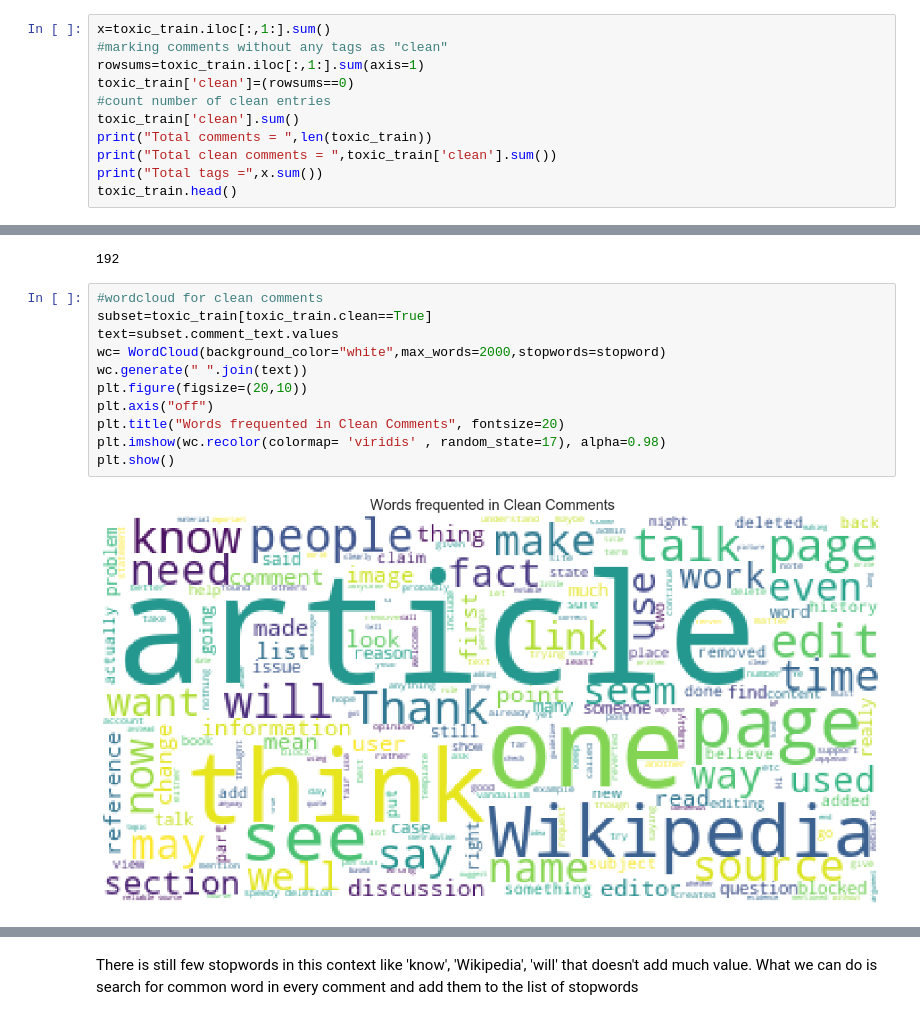
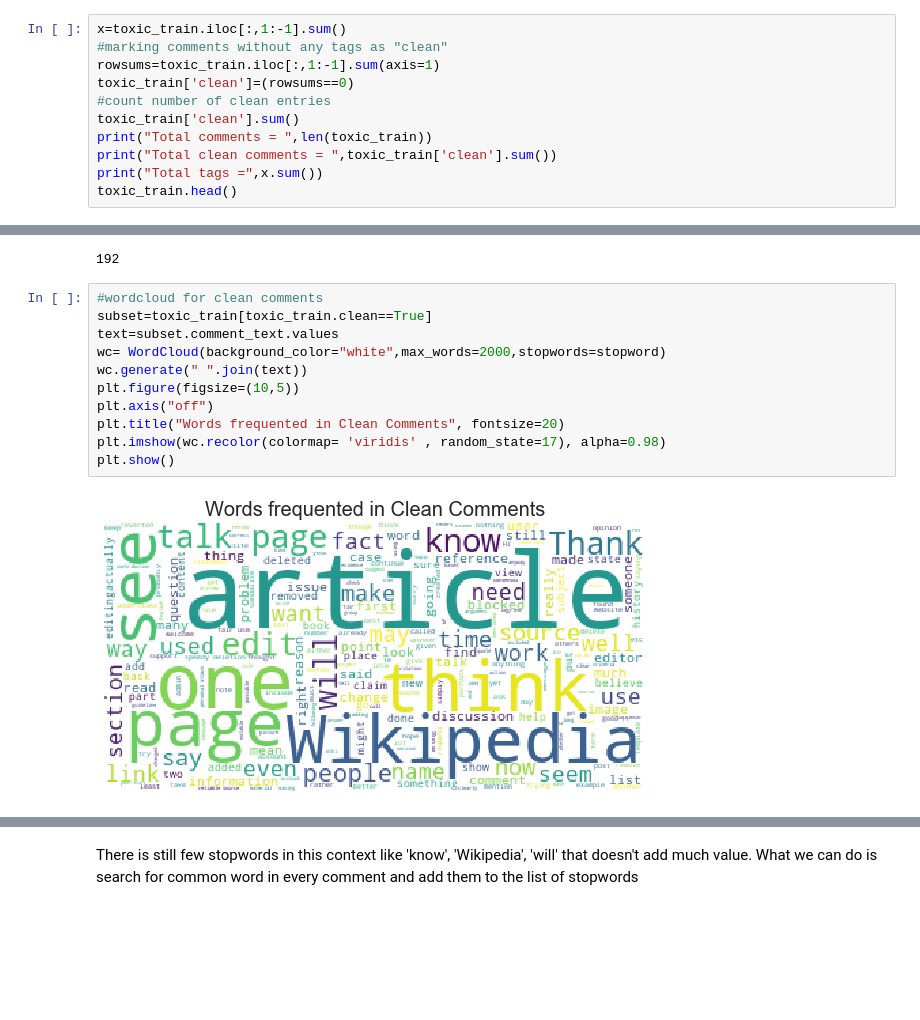
Before and after one commit to nyomie/Springboard, a Jupyter notebook: datasets/toxic comment/Toxic Comment EDA.ipynb, the cells around one changed output, grey strips where cells are left out. Drawn from its saved outputs; the diff is of its cells as text; blank space fills up the shorter version.

Commit message:
Toxic Comment EDA

```diff
--- a/datasets/toxic comment/Toxic Comment EDA.ipynb
+++ b/datasets/toxic comment/Toxic Comment EDA.ipynb
@@ -123,9 +123,9 @@ dtype: int64
 # %% [markdown]
 Add the clean column
 # %%
-x=toxic_train.iloc[:,1:].sum()
+x=toxic_train.iloc[:,1:-1].sum()
 #marking comments without any tags as "clean"
-rowsums=toxic_train.iloc[:,1:].sum(axis=1)
+rowsums=toxic_train.iloc[:,1:-1].sum(axis=1)
 toxic_train['clean']=(rowsums==0)
 #count number of clean entries
 toxic_train['clean'].sum()
@@ -260,16 +274,16 @@ len(stopword)
 # %%
 #wordcloud for clean comments
 subset=toxic_train[toxic_train.clean==True]
 text=subset.comment_text.values
 wc= WordCloud(background_color="white",max_words=2000,stopwords=stopword)
 wc.generate(" ".join(text))
-plt.figure(figsize=(20,10))
+plt.figure(figsize=(10,5))
 plt.axis("off")
 plt.title("Words frequented in Clean Comments", fontsize=20)
 plt.imshow(wc.recolor(colormap= 'viridis' , random_state=17), alpha=0.98)
 plt.show()
 # %% [output]
-[figure, old version]
+[figure, new version]
 # %%
 #wordcloud for toxic comments
 subset=toxic_train[toxic_train.toxic==1]
```
Also changed, not shown: parts of 36 cells of this notebook, 1 other file.
